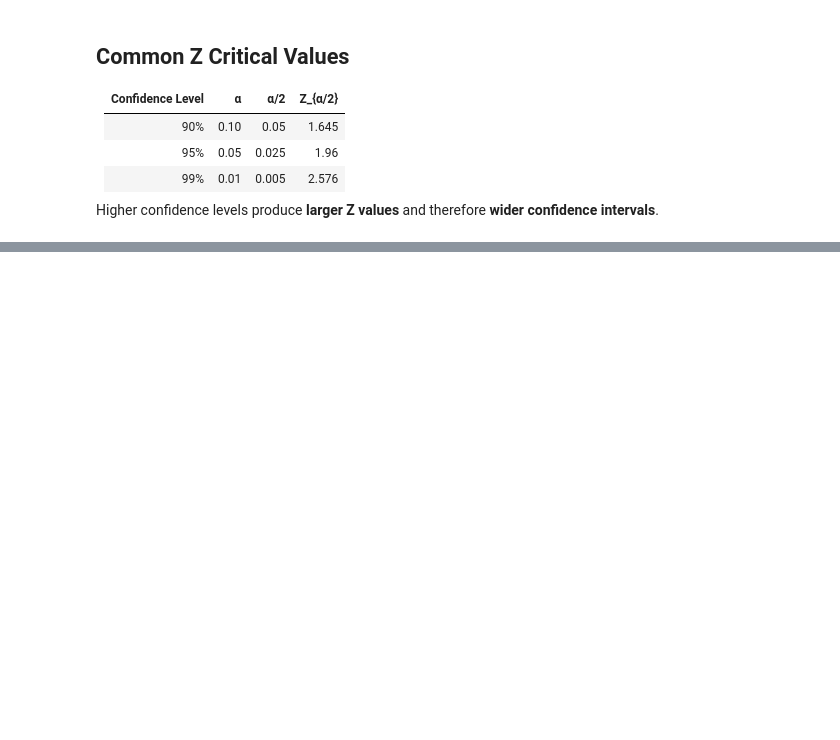
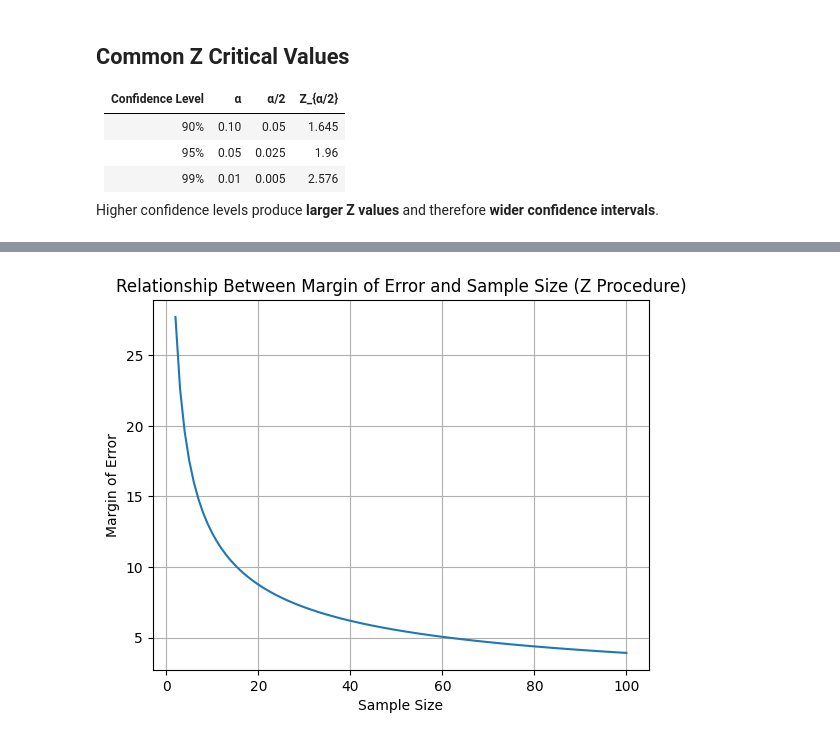
Before and after one commit to mapurva/CodeWorkspace, a Jupyter notebook: Confidence_Intervals.ipynb, the cells around one changed output, grey strips where cells are left out. Saved outputs shown, nothing was run; the diff lists cells and outputs as text; code cells hidden in the pictures; blank space fills up the shorter version.

```diff
--- a/Confidence_Intervals.ipynb
+++ b/Confidence_Intervals.ipynb
@@ -954,0 +1261,27 @@ Higher confidence levels produce **larger Z values** and therefore **wider confi
+# %%
+import numpy as np
+import scipy.stats as stats
+import matplotlib.pyplot as plt
+
+# Set parameters
+population_std_dev = 20
+confidence_level = 95
+
+# Calculate the critical value for the Z-score
+critical_value = stats.norm.ppf((1 + confidence_level / 100) / 2)
+
+# Generate an array of sample sizes
+sample_sizes = np.arange(2, 101)
+
+# Calculate the margin of error for each sample size
+margin_of_errors = critical_value * (population_std_dev / np.sqrt(sample_sizes))
+
+# Plot the relationship
+plt.plot(sample_sizes, margin_of_errors)
+plt.xlabel("Sample Size")
+plt.ylabel("Margin of Error")
+plt.title("Relationship Between Margin of Error and Sample Size (Z Procedure)")
+plt.grid(True)
+plt.show()
+# %% [output]
+[figure, added]
```
Also changed, not shown: parts of 6 cells of this notebook.
